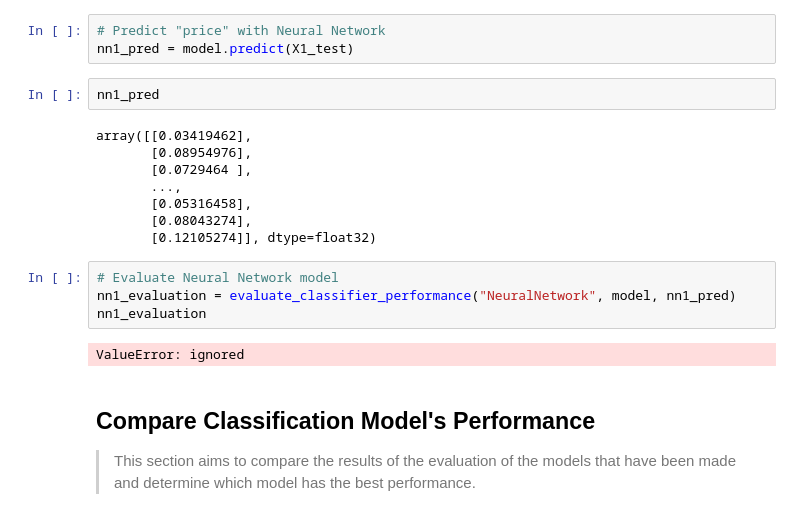
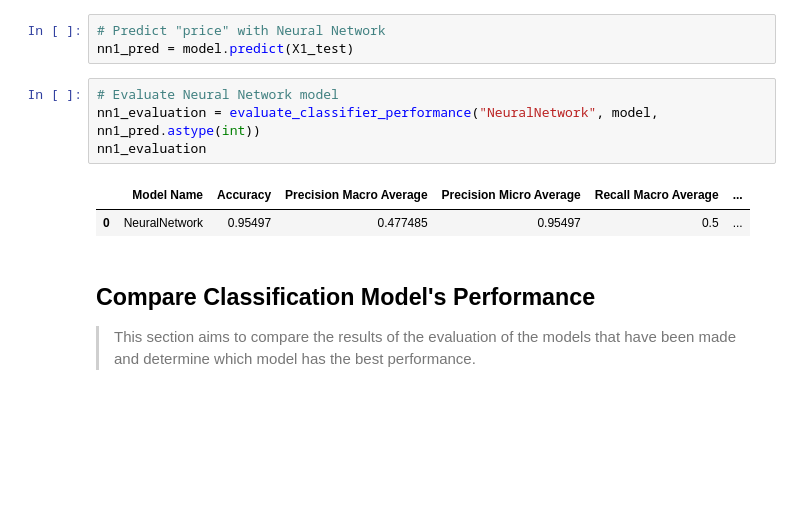
Before and after one commit to danielfsimangunsong/craiglist-sales-prediction, a Jupyter notebook: Craiglist_Sales_Prediction.ipynb, the cells around one changed output. Cells and saved outputs as stored; diff of their text form; blank space fills up the shorter version.

```diff
--- a/Craiglist_Sales_Prediction.ipynb
+++ b/Craiglist_Sales_Prediction.ipynb
@@ -775,22 +786,13 @@ Minimum Validation Loss: 0.6755
 # %%
 # Predict "price" with Neural Network
 nn1_pred = model.predict(X1_test)
-# %%
-nn1_pred
-# %% [output]
-array([[0.03419462],
-       [0.08954976],
-       [0.0729464 ],
-       ...,
-       [0.05316458],
-       [0.08043274],
-       [0.12105274]], dtype=float32)
 # %%
 # Evaluate Neural Network model
-nn1_evaluation = evaluate_classifier_performance("NeuralNetwork", model, nn1_pred)
+nn1_evaluation = evaluate_classifier_performance("NeuralNetwork", model, nn1_pred.astype(int))
 nn1_evaluation
 # %% [output]
-ValueError: ignored
+|  | Model Name | Accuracy | Precision Macro Average | Precision Micro Average | Recall Macro Average | ... |
+| 0 | NeuralNetwork | 0.95497 | 0.477485 | 0.95497 | 0.5 | ... |
 # %% [markdown]
 ## Compare Classification Model's Performance
 > This section aims to compare the results of the evaluation of the models that have been made and determine which model has the best performance.
```
Also changed, not shown: parts of 10 cells of this notebook.
